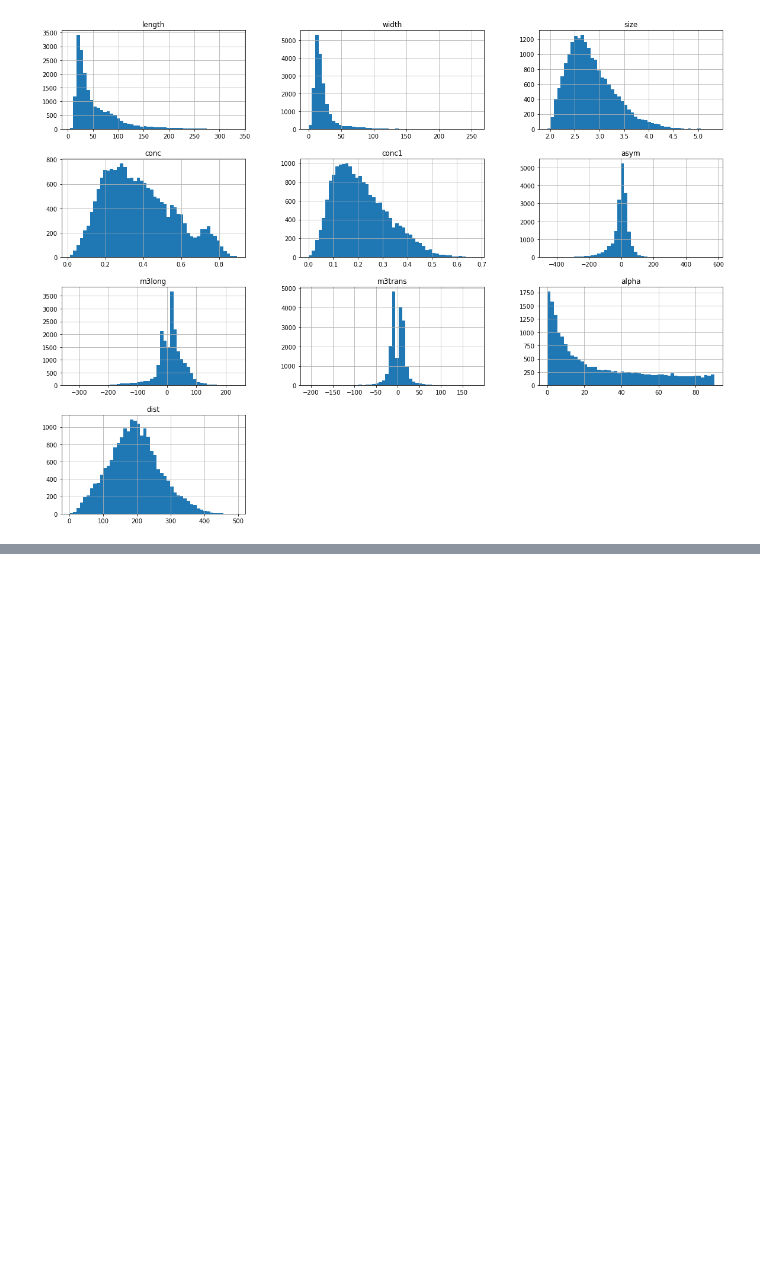
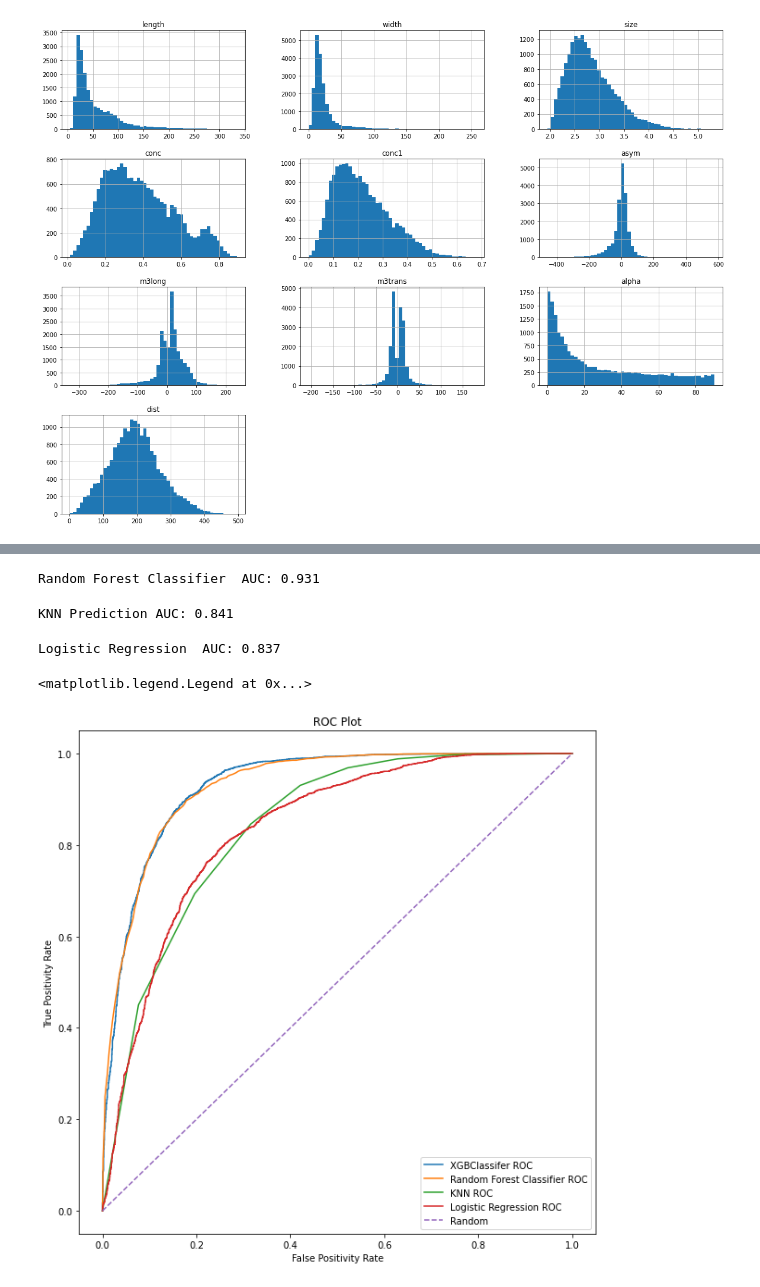
Before and after one commit to Grenzer1231/MAGIC-Gamma-Telescope, a Jupyter notebook: MAGIC.ipynb, the cells around one changed output, grey strips where cells are left out. Saved outputs shown, nothing was run; the diff lists cells and outputs as text; code cells hidden in the pictures; blank space fills up the shorter version.

```diff
--- a/MAGIC.ipynb
+++ b/MAGIC.ipynb
@@ -351,0 +365,55 @@ Accuracy score is: 82.06 %
+# %%
+forest.fit(X_train,y_train)
+forest_probs = forest.predict_proba(X_test)
+forest_probs = forest_probs[:,1]
+forest_auc = roc_auc_score(y_test,forest_probs)
+
+print('Random Forest Classifier  AUC: {:.3f}'.format(forest_auc))
+# %% [output]
+Random Forest Classifier  AUC: 0.931
+# %%
+knn.fit(X_train,y_train)
+knn_probs = knn.predict_proba(X_test)
+knn_probs = knn_probs[:,1]
+knn_auc = roc_auc_score(y_test,knn_probs)
+
+print('KNN Prediction AUC: {:.3f}'.format(knn_auc))
+# %% [output]
+KNN Prediction AUC: 0.841
+# %%
+log.fit(X_train,y_train)
+log_probs = log.predict_proba(X_test)
+log_probs = log_probs[:,1]
+log_auc = roc_auc_score(y_test,log_probs)
+
+print('Logistic Regression  AUC: {:.3f}'.format(log_auc))
+# %% [output]
+Logistic Regression  AUC: 0.837
+# %%
+#We plot the ROC of the models
+#We can see that the
+
+r_probs = [0 for _ in range(len(y_test))] #This is just for the random prediction
+r_auc = roc_auc_score(y_test,r_probs)
+r_fpr,r_tpr,_ = roc_curve(y_test,r_probs)
+
+forest_fpr,forest_tpr,_ = roc_curve(y_test,forest_probs)
+xgbc_fpr, xgbc_tpr,_ = roc_curve(y_test,xgbc_probs)
+log_fpr, log_tpr,_ = roc_curve(y_test,log_probs)
+knn_fpr, knn_tpr,_ = roc_curve(y_test,knn_probs)
+
+plt.figure(figsize=(10,10))
+
+plt.plot(xgbc_fpr,xgbc_tpr,label='XGBClassifer ROC')
+plt.plot(forest_fpr,forest_tpr,label='Random Forest Classifier ROC')
+plt.plot(knn_fpr,knn_tpr,label='KNN ROC')
+plt.plot(log_fpr,log_tpr,label='Logistic Regression ROC')
+plt.plot(r_fpr,r_tpr,linestyle='--',label='Random')
+
+plt.title('ROC Plot')
+plt.xlabel('False Positivity Rate')
+plt.ylabel('True Positivity Rate')
+plt.legend()
+# %% [output]
+<matplotlib.legend.Legend at 0x...>
+[figure, added]
```
Also changed, not shown: parts of 38 cells of this notebook.
